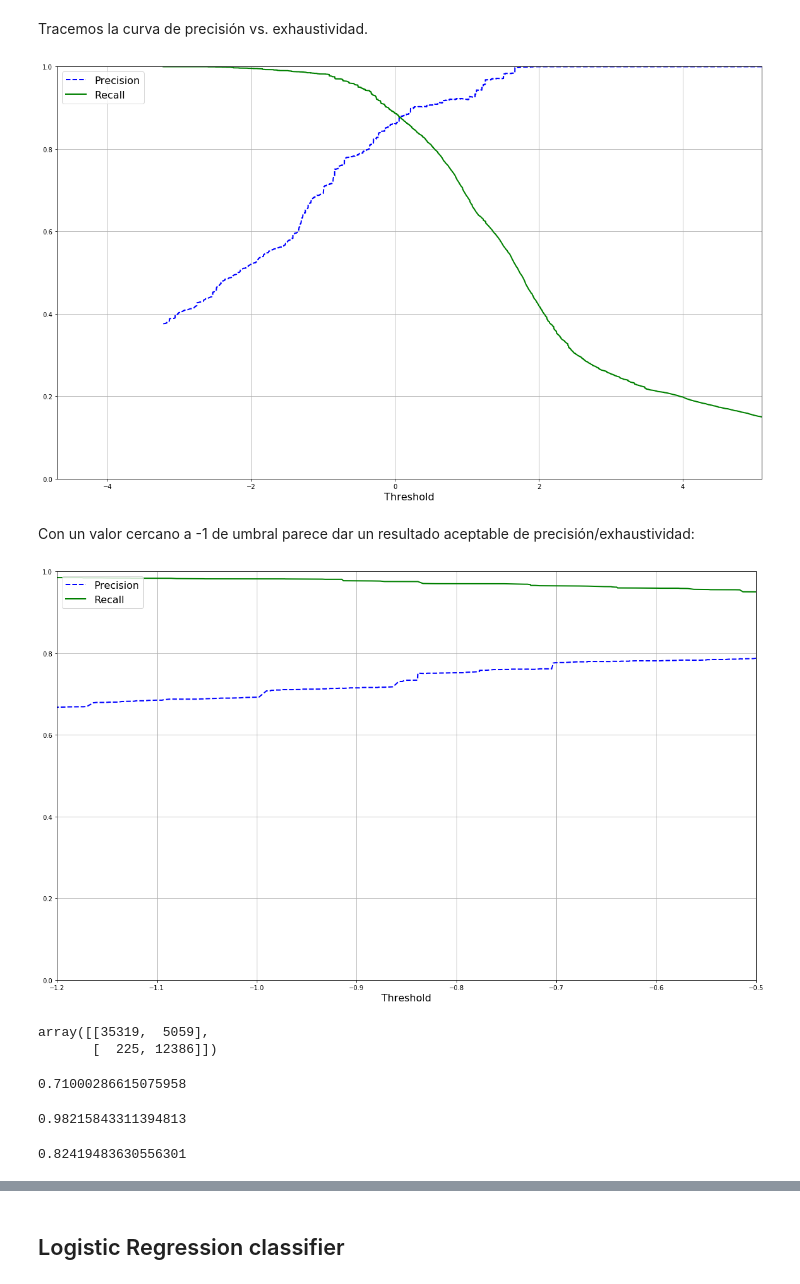
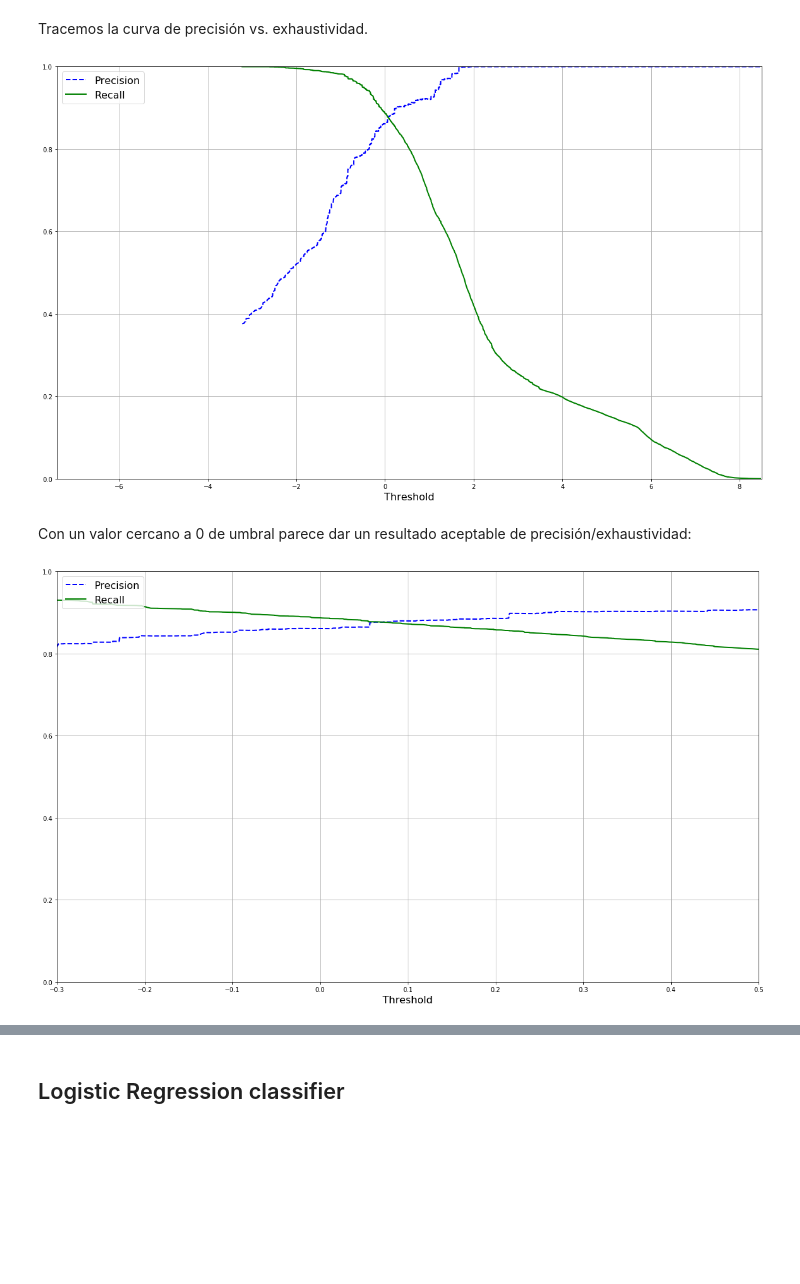
Before and after one commit to alejandro-g-m/DetExt, a Jupyter notebook: DNS_Attacks_Detection_EntropyAndRatiosFV_15NOV.ipynb, the cells around one changed output, grey strips where cells are left out. Cells and saved outputs as stored; diff of their text form; code cells hidden in the pictures; blank space fills up the shorter version.

```diff
--- a/DNS_Attacks_Detection_EntropyAndRatiosFV_15NOV.ipynb
+++ b/DNS_Attacks_Detection_EntropyAndRatiosFV_15NOV.ipynb
@@ -212,16 +212,16 @@ precisions, recalls, thresholds = precision_recall_curve(labels, labels_scores)
 # %%
 plt.figure(figsize=(20, 12))
 plot_precision_recall_vs_threshold(precisions, recalls, thresholds)
-plt.xlim([-4.7, 5.1])
+plt.xlim([-7.4, 8.5])
 plt.show()
 # %% [output]
-[figure, old version]
+[figure, new version]
 # %% [markdown]
-Con un valor cercano a -1 de umbral parece dar un resultado aceptable de precisión/exhaustividad:
+Con un valor cercano a 0 de umbral parece dar un resultado aceptable de precisión/exhaustividad:
 # %%
 plt.figure(figsize=(20, 12))
 plot_precision_recall_vs_threshold(precisions, recalls, thresholds)
-plt.xlim([-1.2, -0.5])
+plt.xlim([-0.3, 0.5])
 plt.show()
 # %% [output]
-[figure, old version]
+[figure, new version]
@@ -230,17 +227,0 @@ labels_train_pred_70 = (labels_scores > -0.98)
-# %%
-confusion_matrix(labels, labels_train_pred_70)
-# %% [output]
-array([[35319,  5059],
-       [  225, 12386]])
-# %%
-precision_score(labels, labels_train_pred_70)
-# %% [output]
-0.71000286615075958
-# %%
-recall_score(labels, labels_train_pred_70)
-# %% [output]
-0.98215843311394813
-# %%
-f1_score(labels, labels_train_pred_70)
-# %% [output]
-0.82419483630556301
```
Also changed, not shown: parts of 138 cells of this notebook, 6 other files.
